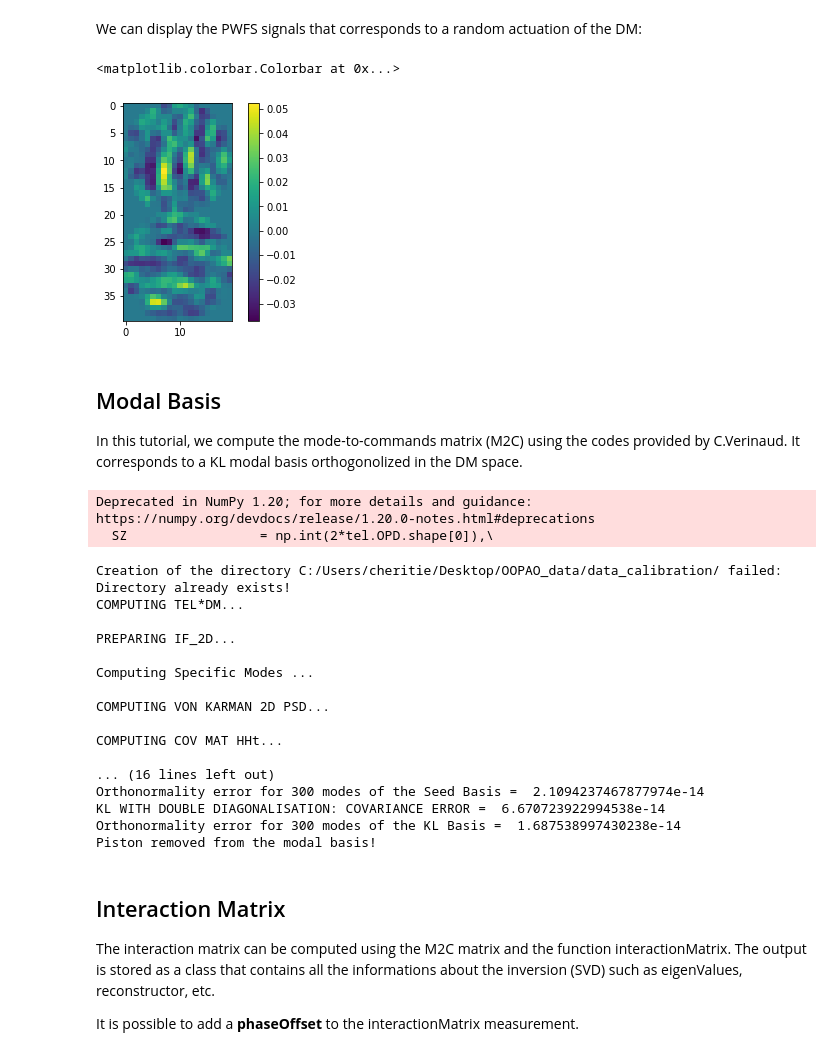
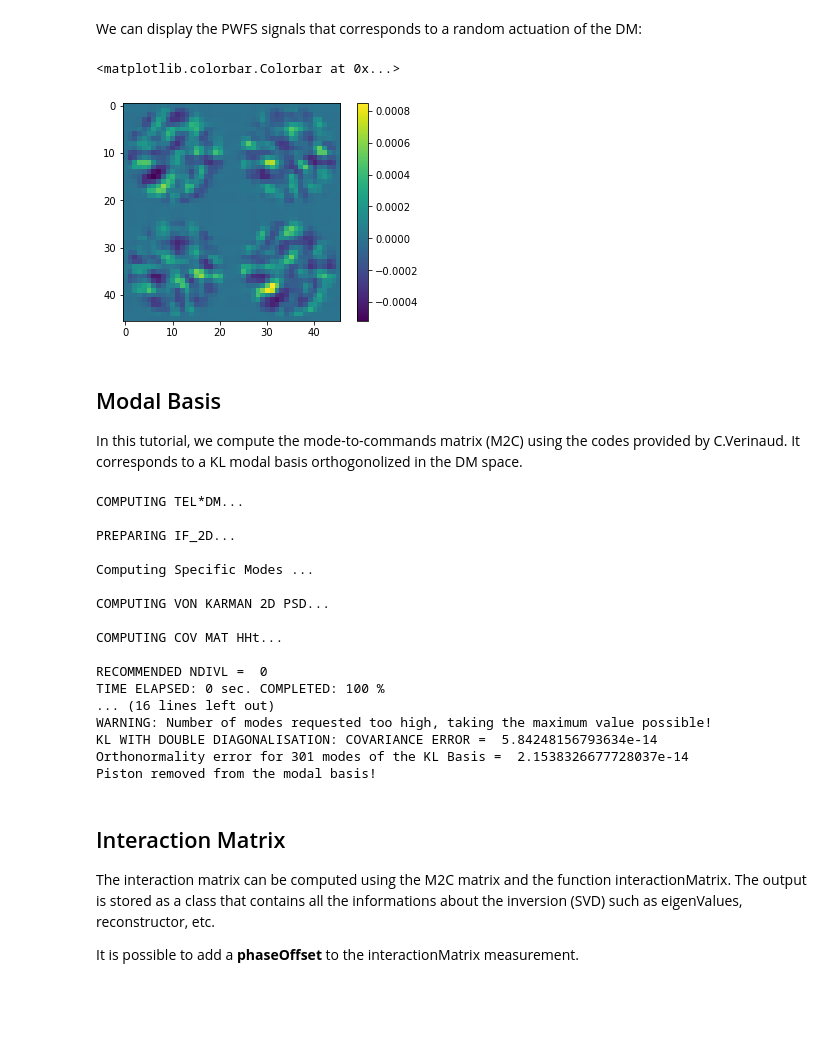
Before and after one commit to cheritier/OOPAO, a Jupyter notebook: tutorials/tutorial_howToAdaptiveOptics.ipynb, the cells around one changed output. Saved outputs shown, nothing was run; the diff lists cells and outputs as text; code cells hidden in the pictures; blank space fills up the shorter version.

Commit message:
update OOPAO

```diff
--- a/tutorials/tutorial_howToAdaptiveOptics.ipynb
+++ b/tutorials/tutorial_howToAdaptiveOptics.ipynb
@@ -357,9 +351,9 @@ To update the DM surface, the property **dm.coefs** must be updated to set the n
 
 Typically, using a random command vector, we can propagate the light through the DM (light is reflected hence the sign change and the factor 2 in OPD):
 # %%
-tel+atm
+tel-atm
 
-dm.coefs = (np.random.rand(dm.nValidAct)-0.5)*1000e-9
+dm.coefs = (np.random.rand(dm.nValidAct)-0.5)*100e-9
 tel*dm
 plt.figure()
 plt.subplot(121)
@@ -370,8 +364,4 @@ plt.subplot(122)
 plt.imshow(tel.OPD)
 plt.colorbar()
 plt.title('Telescope OPD [m]')
-plt.figure()
-plt.imshow(atm.OPD_no_pupil)
-plt.colorbar()
-plt.title('Atmosphere OPD [m]')
 # %% [output]
@@ -484,60 +473,48 @@ plt.colorbar()
 # %% [markdown]
 We can display the PWFS signals that corresponds to a random actuation of the DM:
 # %%
-dm.coefs = (np.random.rand(dm.nValidAct)-0.5)*10e-9
+dm.coefs = (np.random.rand(dm.nValidAct)-0.5)*100e-9
 tel*dm*wfs
 
 plt.figure()
 plt.imshow(wfs.pyramidSignal_2D)
 plt.colorbar()
 # %% [output]
 <matplotlib.colorbar.Colorbar at 0x...>
-[figure, old version]
+[figure, new version]
 # %% [markdown]
 ## Modal Basis
 In this tutorial, we compute the mode-to-commands matrix (M2C) using the codes provided by C.Verinaud. It corresponds to a KL modal basis orthogonolized in the DM space.
 # %%
-# compute the modal basis
 foldername_M2C  = None  # name of the folder to save the M2C matrix, if None a default name is used
 filename_M2C    = None  # name of the filename, if None a default name is used
 
 
-M2C_KL = compute_M2C(telescope            = tel,\
-                                 atmosphere         = atm,\
-                                 deformableMirror   = dm,\
-                                 param              = param,\
-                                 nameFolder         = None,\
-                                 nameFile           = None,\
-                                 remove_piston      = True,\
-                                 HHtName            = None,\
-                                 baseName           = None ,\
-                                 mem_available      = 8.1e9,\
-                                 minimF             = False,\
-                                 nmo                = 300,\
-                                 ortho_spm          = True,\
-                                 SZ                 = np.int(2*tel.OPD.shape[0]),\
-                                 nZer               = 3,\
-                                 NDIVL              = 1)
+M2C =  compute_M2C(param            = param,\
+                  telescope         = tel,\
+                  atmosphere        = atm,\
+                  deformableMirror  = dm,\
+                  nameFolder        = None,\
+                  nameFile          = None,\
+                  remove_piston     = True)
 # %% [output]
-Deprecated in NumPy 1.20; for more details and guidance: https://numpy.org/devdocs/release/1.20.0-notes.html#deprecations
-  SZ                 = np.int(2*tel.OPD.shape[0]),\
+COMPUTING TEL*DM...
+
+PREPARING IF_2D...
+
+Computing Specific Modes ...
+
+COMPUTING VON KARMAN 2D PSD...
+
+COMPUTING COV MAT HHt...
+
+RECOMMENDED NDIVL =  0
+TIME ELAPSED: 0 sec. COMPLETED: 100 %
+... (16 lines left out)
+WARNING: Number of modes requested too high, taking the maximum value possible!
+KL WITH DOUBLE DIAGONALISATION: COVARIANCE ERROR =  5.84248156793634e-14
+Orthonormality error for 301 modes of the KL Basis =  2.1538326677728037e-14
+Piston removed from the modal basis!
-Creation of the directory C:/Users/cheritie/Desktop/OOPAO_data/data_calibration/ failed:
-Directory already exists!
-COMPUTING TEL*DM...
-
-PREPARING IF_2D...
-
-Computing Specific Modes ...
-
-COMPUTING VON KARMAN 2D PSD...
-
-COMPUTING COV MAT HHt...
-
-... (16 lines left out)
-Orthonormality error for 300 modes of the Seed Basis =  2.1094237467877974e-14
-KL WITH DOUBLE DIAGONALISATION: COVARIANCE ERROR =  6.670723922994538e-14
-Orthonormality error for 300 modes of the KL Basis =  1.687538997430238e-14
-Piston removed from the modal basis!
 # %% [markdown]
 ## Interaction Matrix
 The interaction matrix can be computed using the M2C matrix and the function interactionMatrix.
```
Also changed, not shown: parts of 22 cells of this notebook, 41 other files.
